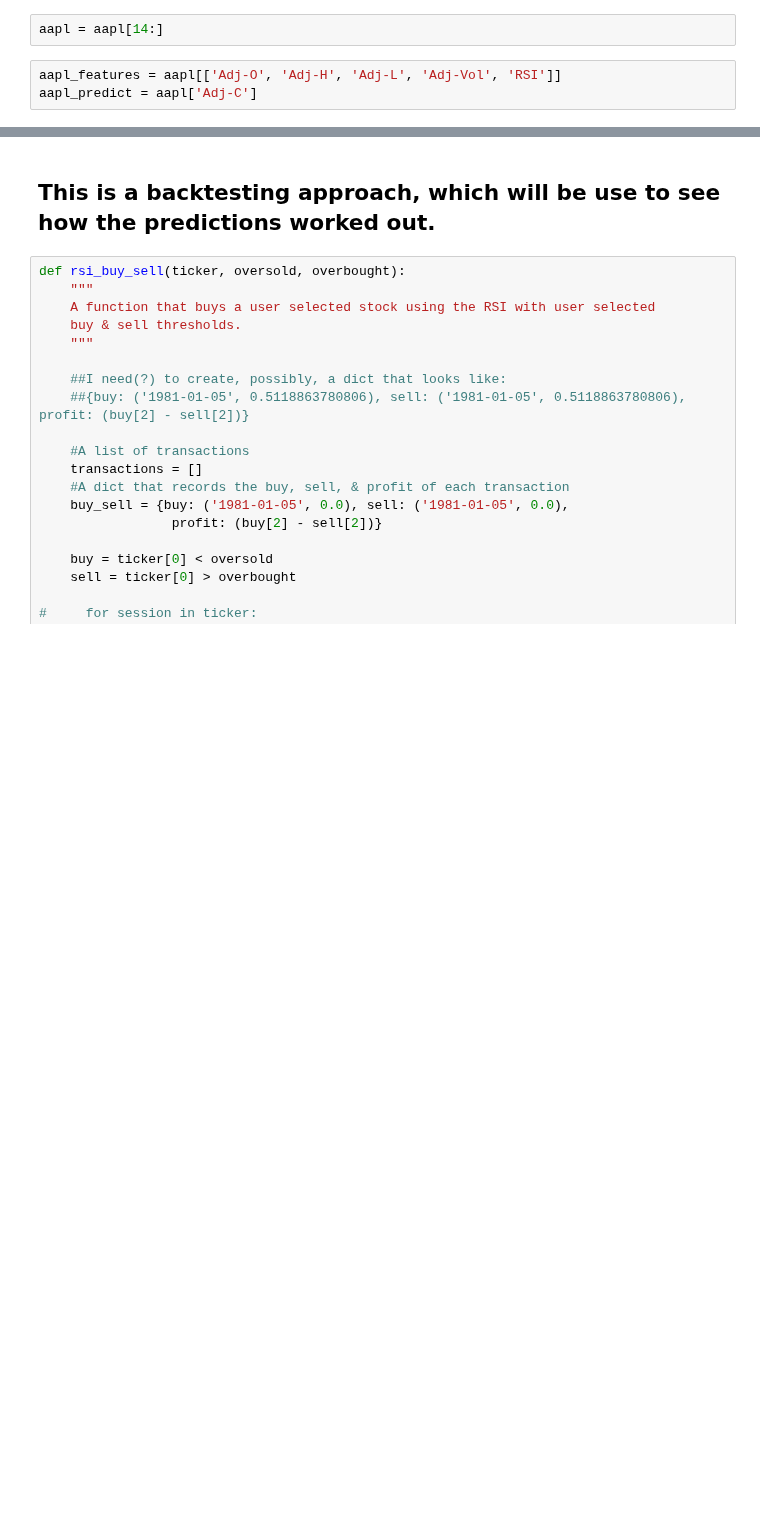
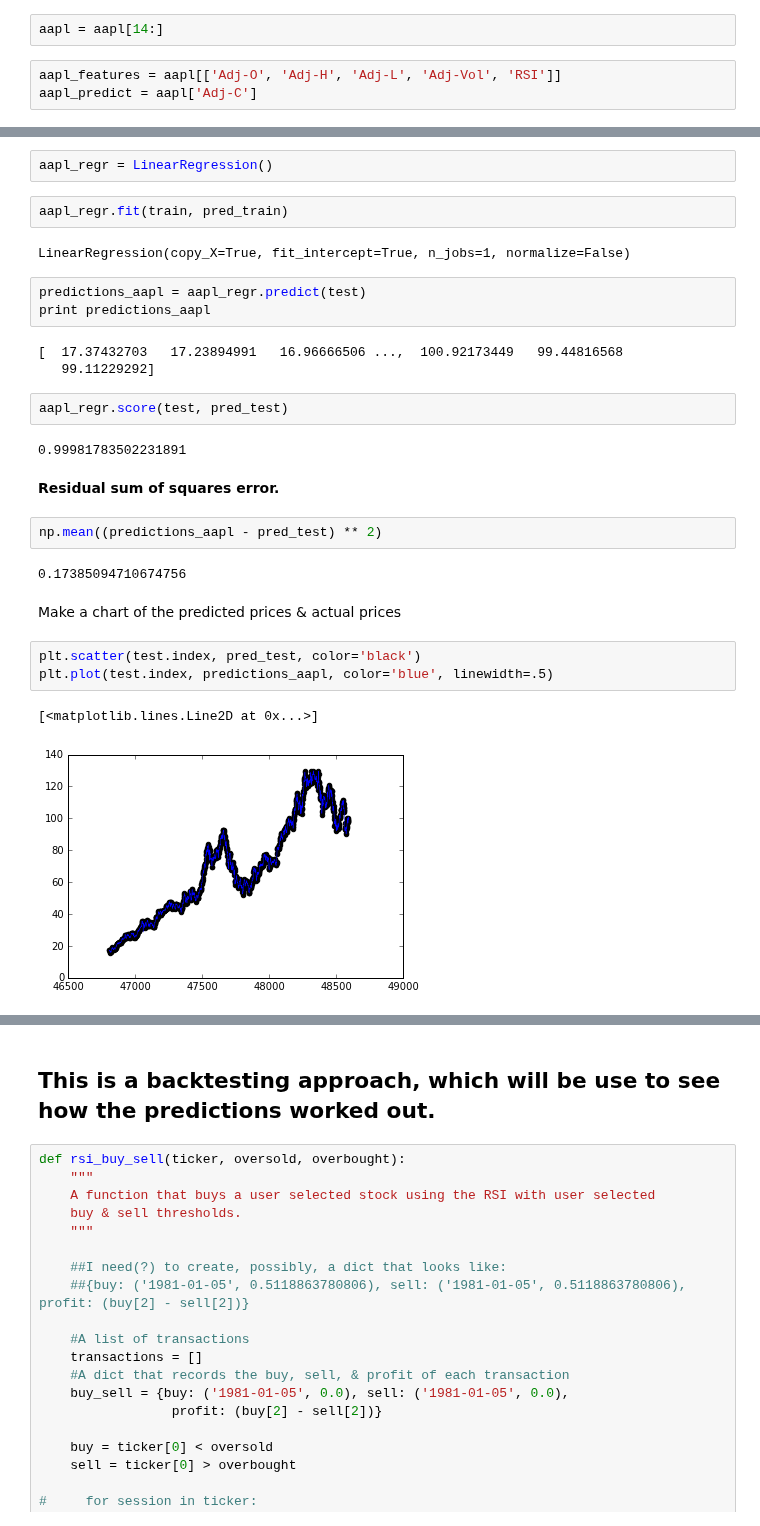
Before and after one commit to theofanislekkas/mlnd, a Jupyter notebook: rsi/RSI.ipynb, the cells around one changed output, grey strips where cells are left out. Drawn from its saved outputs; the diff is of its cells as text; blank space fills up the shorter version.

Commit message:
Simple linear regression & plot.  An example of overfit data/predictions.

```diff
--- a/rsi/RSI.ipynb
+++ b/rsi/RSI.ipynb
@@ -207,0 +213,30 @@ pred_train = aapl_predict.iloc[:7148]
+# %%
+aapl_regr = LinearRegression()
+# %%
+aapl_regr.fit(train, pred_train)
+# %% [output]
+LinearRegression(copy_X=True, fit_intercept=True, n_jobs=1, normalize=False)
+# %%
+predictions_aapl = aapl_regr.predict(test)
+print predictions_aapl
+# %% [output]
+[  17.37432703   17.23894991   16.96666506 ...,  100.92173449   99.44816568
+   99.11229292]
+# %%
+aapl_regr.score(test, pred_test)
+# %% [output]
+0.99981783502231891
+# %% [markdown]
+**Residual sum of squares error.**
+# %%
+np.mean((predictions_aapl - pred_test) ** 2)
+# %% [output]
+0.17385094710674756
+# %% [markdown]
+Make a chart of the predicted prices & actual prices
+# %%
+plt.scatter(test.index, pred_test, color='black')
+plt.plot(test.index, predictions_aapl, color='blue', linewidth=.5)
+# %% [output]
+[<matplotlib.lines.Line2D at 0x...>]
+[figure, added]
```
Also changed, not shown: parts of 11 cells of this notebook.
